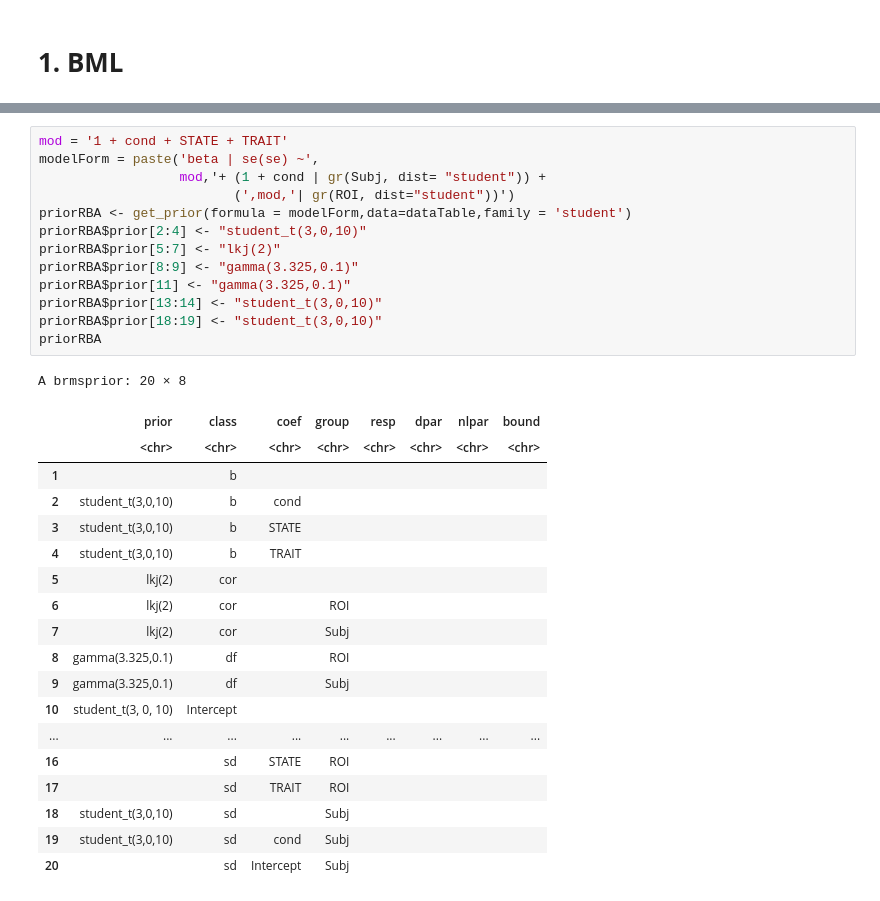
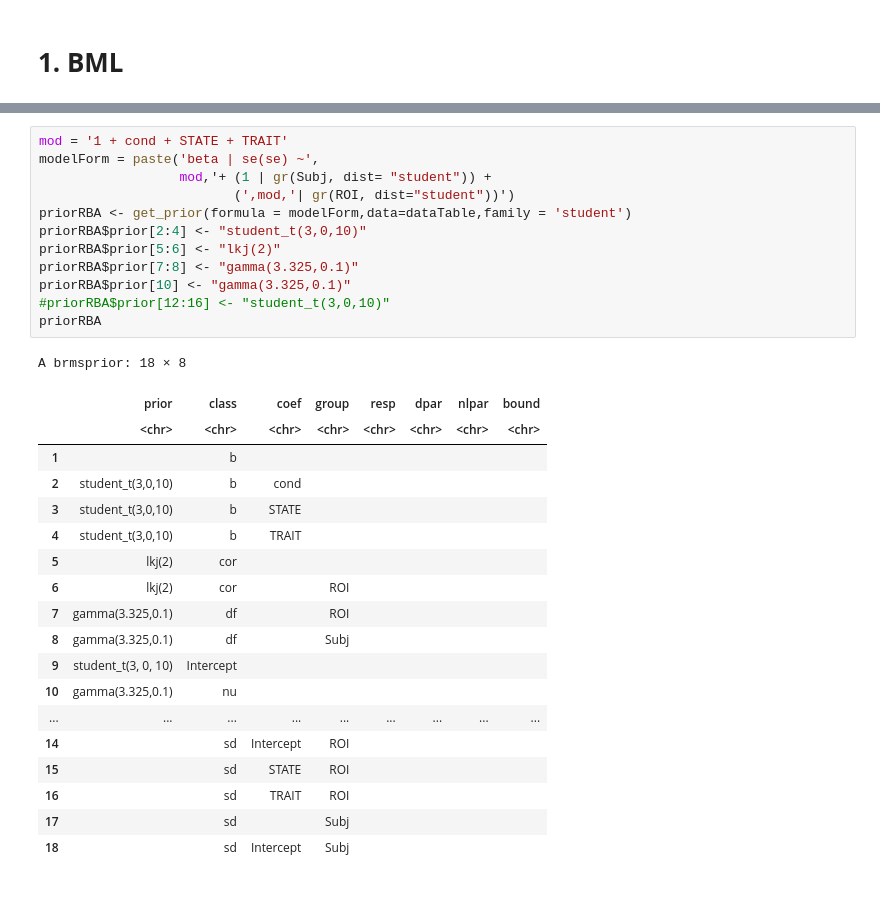
Before and after one commit to chirag90in/eCON_old, a Jupyter notebook: MAX/02-MAX_model.ipynb, the cells around one changed output, grey strips where cells are left out. Saved outputs shown, nothing was run; the diff lists cells and outputs as text.

```diff
--- a/MAX/02-MAX_model.ipynb
+++ b/MAX/02-MAX_model.ipynb
@@ -150,33 +145,32 @@ $R \sim LKJcorr(2)$ [prior of correlation matix]
 # %%
 mod = '1 + cond + STATE + TRAIT'
 modelForm = paste('beta | se(se) ~',
-                  mod,'+ (1 + cond | gr(Subj, dist= "student")) +
+                  mod,'+ (1 | gr(Subj, dist= "student")) +
                          (',mod,'| gr(ROI, dist="student"))')
 priorRBA <- get_prior(formula = modelForm,data=dataTable,family = 'student')
 priorRBA$prior[2:4] <- "student_t(3,0,10)"
-priorRBA$prior[5:7] <- "lkj(2)"
-priorRBA$prior[8:9] <- "gamma(3.325,0.1)"
-priorRBA$prior[11] <- "gamma(3.325,0.1)"
-priorRBA$prior[13:14] <- "student_t(3,0,10)"
-priorRBA$prior[18:19] <- "student_t(3,0,10)"
+priorRBA$prior[5:6] <- "lkj(2)"
+priorRBA$prior[7:8] <- "gamma(3.325,0.1)"
+priorRBA$prior[10] <- "gamma(3.325,0.1)"
+#priorRBA$prior[12:16] <- "student_t(3,0,10)"
 priorRBA
 # %% [output]
-A brmsprior: 20 × 8
+A brmsprior: 18 × 8
 |  | prior | class | coef | group | resp | dpar | nlpar | bound |
 |  | <chr> | <chr> | <chr> | <chr> | <chr> | <chr> | <chr> | <chr> |
 | 1 |  | b |  |  |  |  |  |  |
 | 2 | student_t(3,0,10) | b | cond |  |  |  |  |  |
 | 3 | student_t(3,0,10) | b | STATE |  |  |  |  |  |
 | 4 | student_t(3,0,10) | b | TRAIT |  |  |  |  |  |
 | 5 | lkj(2) | cor |  |  |  |  |  |  |
 | 6 | lkj(2) | cor |  | ROI |  |  |  |  |
-| 7 | lkj(2) | cor |  | Subj |  |  |  |  |
-| 8 | gamma(3.325,0.1) | df |  | ROI |  |  |  |  |
-| 9 | gamma(3.325,0.1) | df |  | Subj |  |  |  |  |
-| 10 | student_t(3, 0, 10) | Intercept |  |  |  |  |  |  |
+| 7 | gamma(3.325,0.1) | df |  | ROI |  |  |  |  |
+| 8 | gamma(3.325,0.1) | df |  | Subj |  |  |  |  |
+| 9 | student_t(3, 0, 10) | Intercept |  |  |  |  |  |  |
+| 10 | gamma(3.325,0.1) | nu |  |  |  |  |  |  |
 | ... | ... | ... | ... | ... | ... | ... | ... | ... |
-| 16 |  | sd | STATE | ROI |  |  |  |  |
-| 17 |  | sd | TRAIT | ROI |  |  |  |  |
-| 18 | student_t(3,0,10) | sd |  | Subj |  |  |  |  |
-| 19 | student_t(3,0,10) | sd | cond | Subj |  |  |  |  |
-| 20 |  | sd | Intercept | Subj |  |  |  |  |
+| 14 |  | sd | Intercept | ROI |  |  |  |  |
+| 15 |  | sd | STATE | ROI |  |  |  |  |
+| 16 |  | sd | TRAIT | ROI |  |  |  |  |
+| 17 |  | sd |  | Subj |  |  |  |  |
+| 18 |  | sd | Intercept | Subj |  |  |  |  |
```
Also changed, not shown: parts of 5 cells of this notebook, 10 other files.
